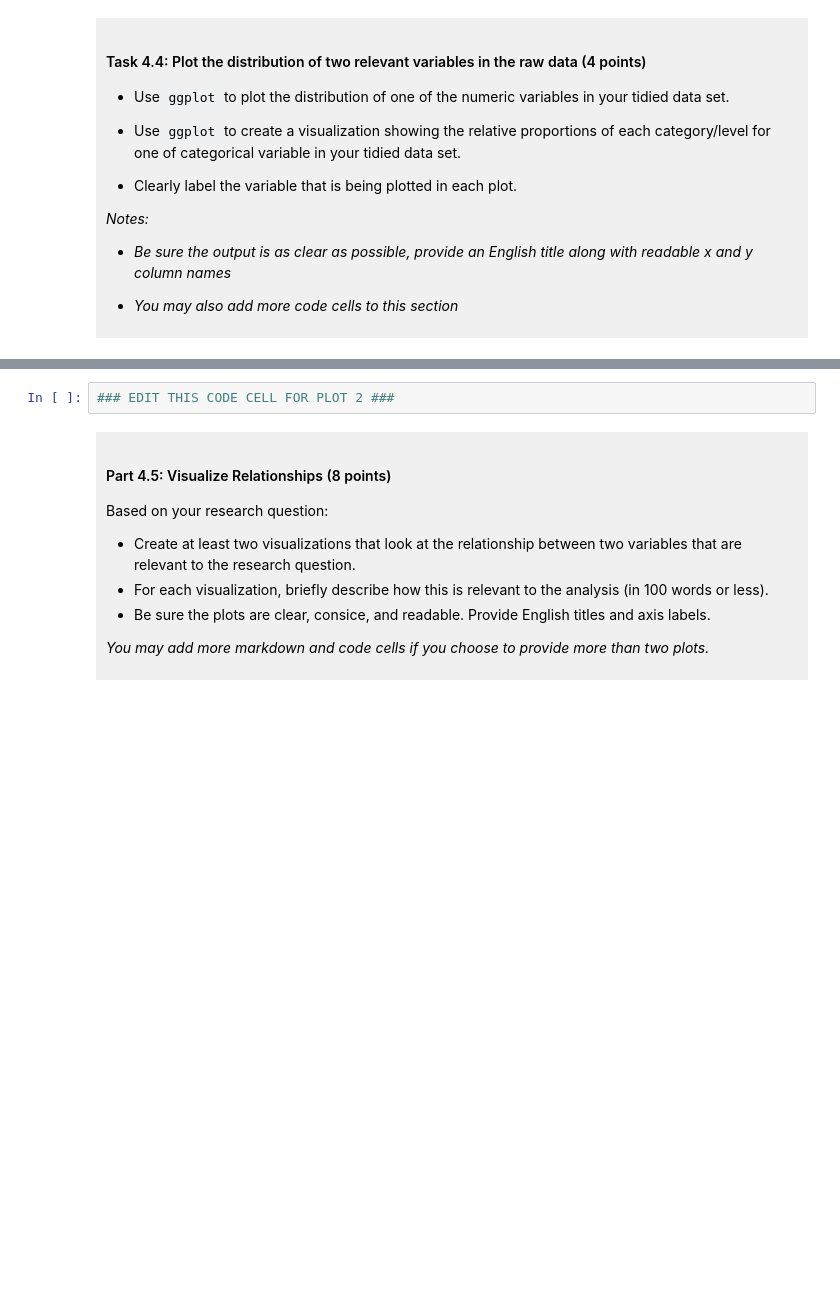
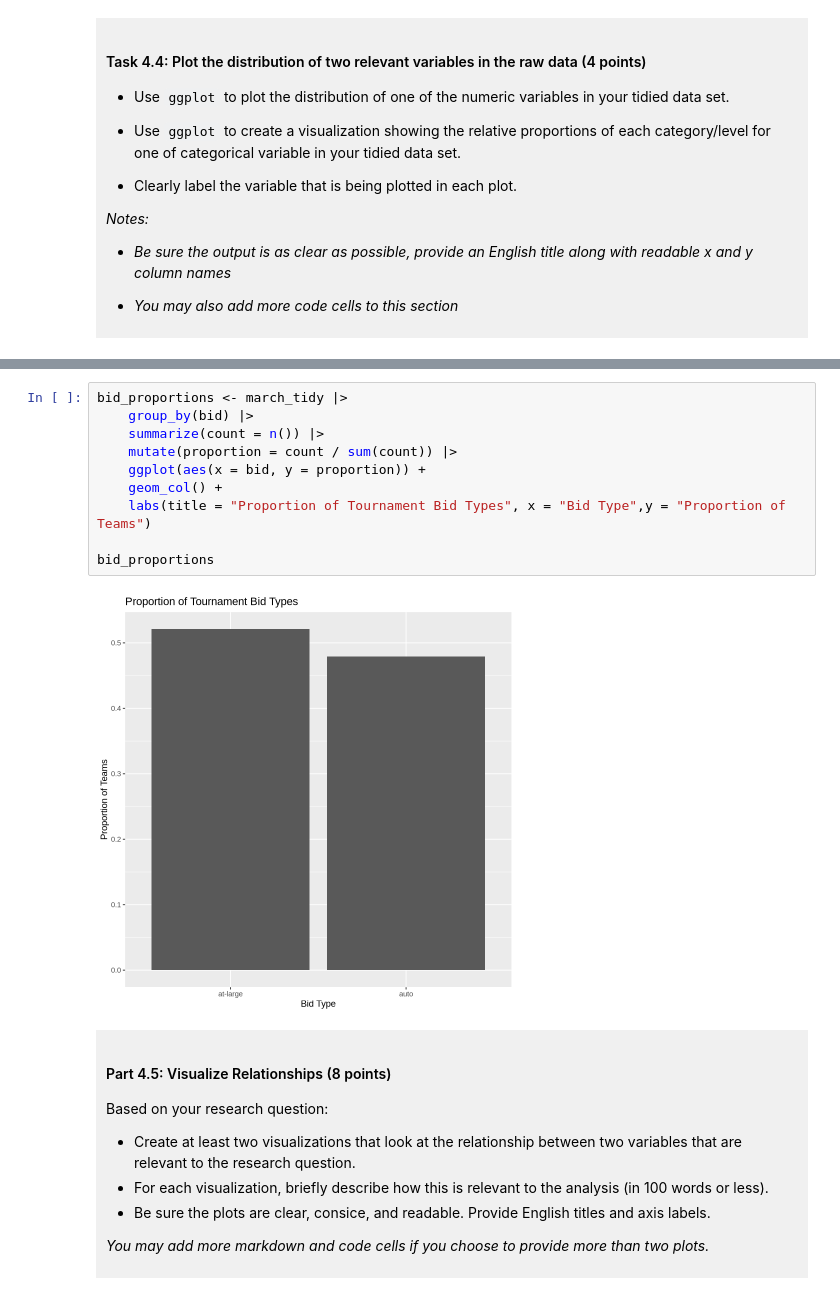
Before and after one commit to c1250645569-web/dsci-100-project-Xianye-Chen, a Jupyter notebook: dsci-100-project-notebook.ipynb, the cells around one changed output, grey strips where cells are left out. Saved outputs shown, nothing was run; the diff lists cells and outputs as text; blank space fills up the shorter version.

```diff
--- a/dsci-100-project-notebook.ipynb
+++ b/dsci-100-project-notebook.ipynb
@@ -317,5 +351,15 @@ You will refine your research question (if needed) and produce a tidy data set.
 # %%
-### EDIT THIS CODE CELL FOR PLOT 2 ###
+bid_proportions <- march_tidy |>
+    group_by(bid) |>
+    summarize(count = n()) |>
+    mutate(proportion = count / sum(count)) |>
+    ggplot(aes(x = bid, y = proportion)) +
+    geom_col() +
+    labs(title = "Proportion of Tournament Bid Types", x = "Bid Type",y = "Proportion of Teams")
+
+bid_proportions
+# %% [output]
+[figure, added]
 # %% [markdown]
 <div style="background-color: #f0f0f0; padding: 10px;">
 
```
Also changed, not shown: parts of 9 cells of this notebook.
